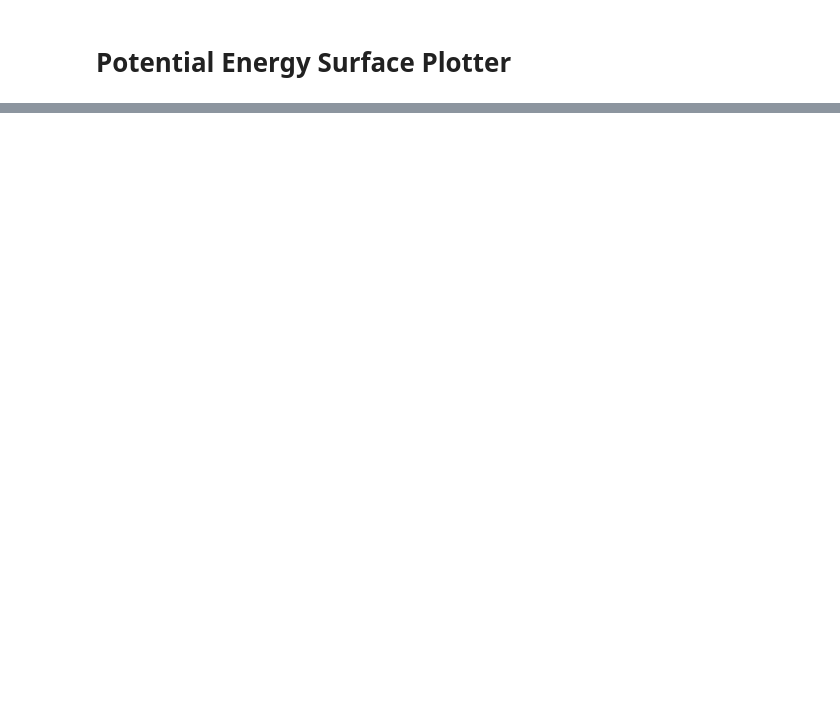
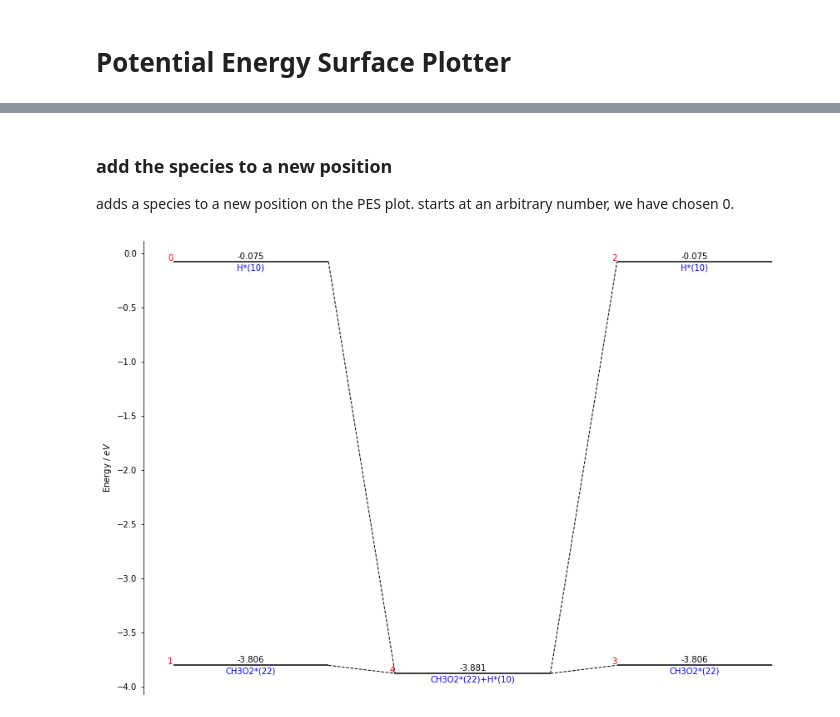
Before and after one commit to ChrisBNEU/PES_plotter, a Jupyter notebook: PES_Plotter_examples.ipynb, the cells around one changed output, grey strips where cells are left out. Saved outputs shown, nothing was run; the diff lists cells and outputs as text; code cells hidden in the pictures; blank space fills up the shorter version.

```diff
--- a/PES_Plotter_examples.ipynb
+++ b/PES_Plotter_examples.ipynb
@@ -402,0 +44,9 @@ flipped equation:  CO2X + HX <=> HCOOX + X HCOOX + X <=> CO2X + HX
+# %% [markdown]
+### add the species to a new position
+adds a species to a new position on the PES plot. starts at an arbitrary number, we have chosen 0.
+# %%
+ppt.add_species("H*(10)", 2)
+ppt.add_species("CH3O2*(22)", 2)
+ppt.plot()
+# %% [output]
+[figure, added]
```
Also changed, not shown: parts of 56 cells of this notebook, 3 other files.
